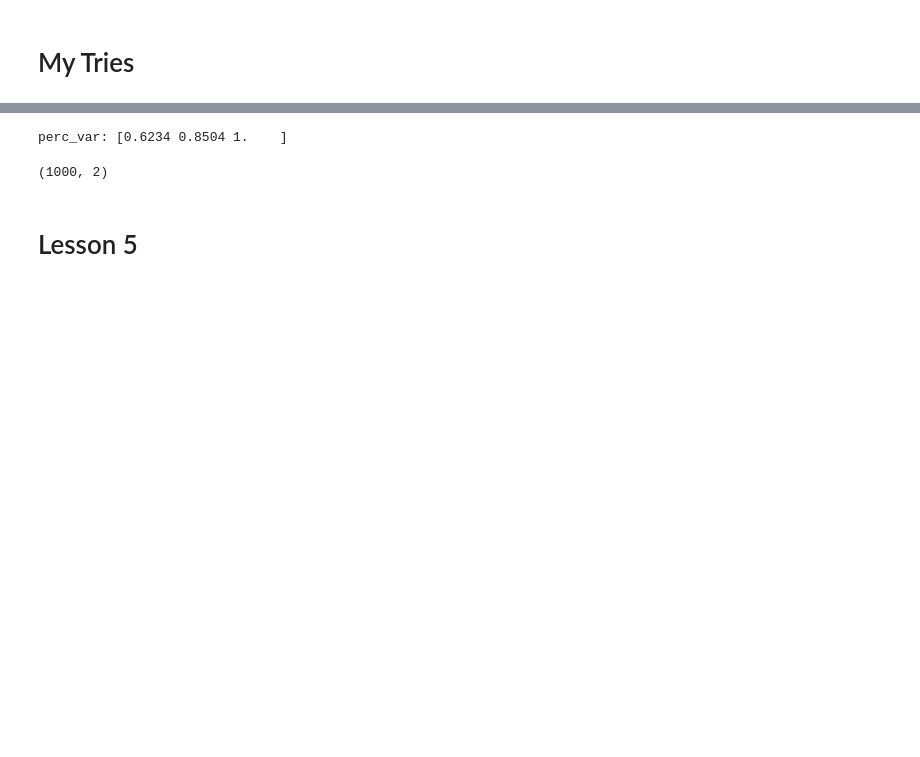
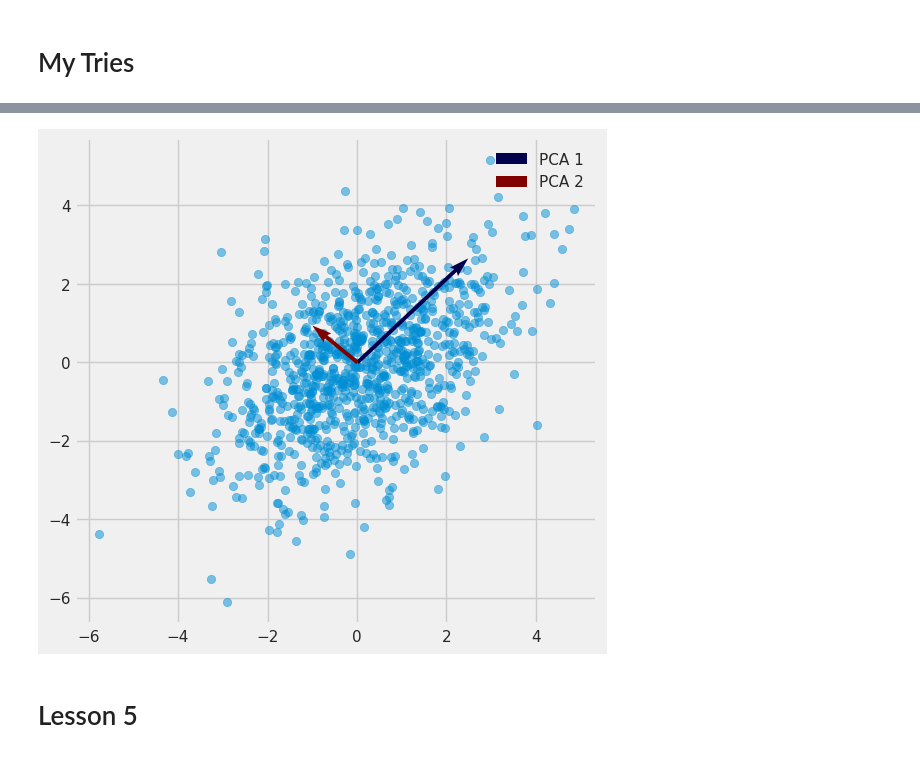
Before and after one commit to adevrent/WQU_DP, a Jupyter notebook: WQU_ML/M2.ipynb, the cells around one changed output, grey strips where cells are left out. Saved outputs shown, nothing was run; the diff lists cells and outputs as text; code cells hidden in the pictures; blank space fills up the shorter version.

```diff
--- a/WQU_ML/M2.ipynb
+++ b/WQU_ML/M2.ipynb
@@ -1523,31 +1551,17 @@ def manual_PCA(X, min_perc_var=0.80):
-# %%
-import matplotlib.cm as cm
-def plot_2d_PCA(X):
-    X_st = (X - X.mean(axis=0))
-    Sigma = np.cov(X_st.T)
-    Phi, Lambda = eig_decomp(Sigma)
-    plt.scatter(X[:, 0], X[:, 1], alpha=0.5)
-    scale = np.diagonal(Lambda) / np.diagonal(Lambda).sum()
-    colors = cm.seismic(np.linspace(0, 1, Phi.shape[1]))
-    for j in range(Phi.shape[1]):
-        plt.quiver(*np.array([0, 0]), *Phi[:, j], angles='xy', scale_units='xy', scale=1-scale[j], color=colors[j], label=f'Vector {j+1}')
-    plt.legend()
 # %%
-Mu = np.array([0.1, -0.1, 0.2])
+Mu = np.array([0.1, -0.1])
 Sigma = np.array([
-    [1.5, 0.5, 0.7],
-    [0.5, 1.5, 0.8],
-    [0.7, 0.8, 1.5]
+    [1, 2.5],
+    [2.5, 1],
 ])
 n = 1000
-
 X = np.random.multivariate_normal(Mu, Sigma, n)
 
-Phi_reduced, X_st_reduced = manual_PCA(X, 0.8)
-X_st_reduced.shape
+
+
+plot_2d_PCA(X)
 # %% [output]
-perc_var: [0.6234 0.8504 1.    ]
-(1000, 2)
+[figure, added]
 # %% [markdown]
 # Lesson 5
 # %%
```
Also changed, not shown: parts of 26 cells of this notebook, 1 other file.
